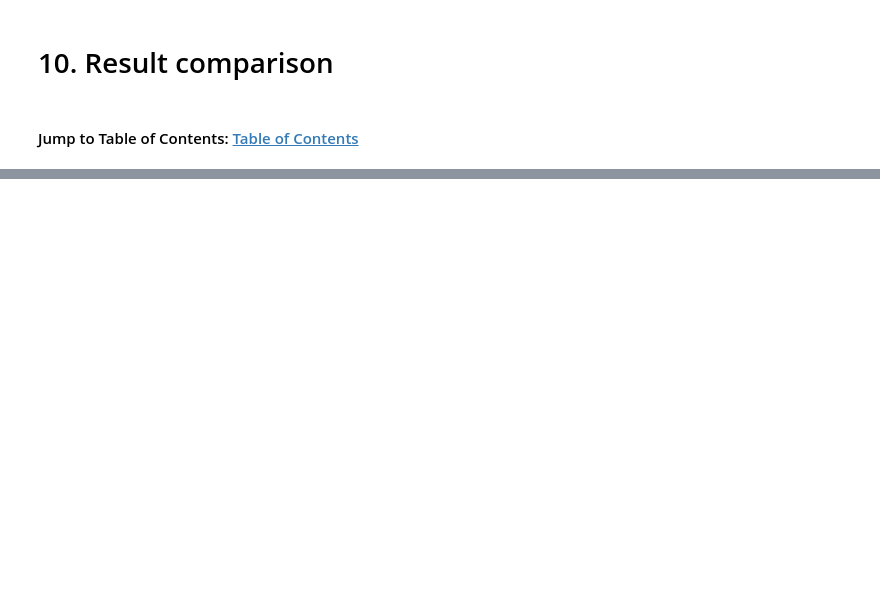
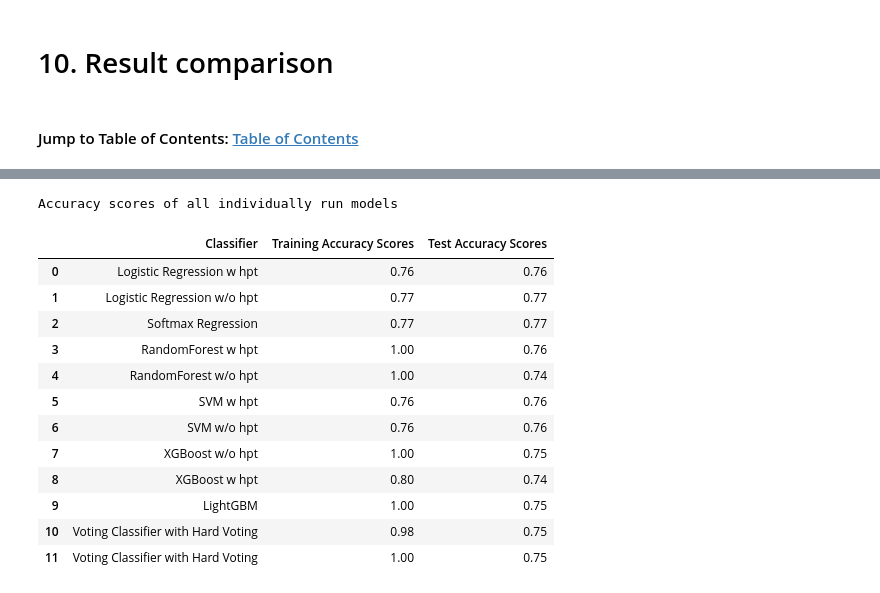
Before and after one commit to soham-b-github/Rhythms-of-the-Mind, a Jupyter notebook: code_rhythms_of_the_mind.ipynb, the cells around one changed output, grey strips where cells are left out. Cells and saved outputs as stored; diff of their text form; code cells hidden in the pictures; blank space fills up the shorter version.

```diff
--- a/code_rhythms_of_the_mind.ipynb
+++ b/code_rhythms_of_the_mind.ipynb
@@ -2353 +2350,21 @@ Accuracy scores of all individually run models
 11                  0.75
+# %%
+from IPython.display import display
+
+print("Accuracy scores of all individually run models")
+display(df1)
+# %% [output]
+Accuracy scores of all individually run models
+|  | Classifier | Training Accuracy Scores | Test Accuracy Scores |
+| 0 | Logistic Regression w hpt | 0.76 | 0.76 |
+| 1 | Logistic Regression w/o hpt | 0.77 | 0.77 |
+| 2 | Softmax Regression | 0.77 | 0.77 |
+| 3 | RandomForest w hpt | 1.00 | 0.76 |
+| 4 | RandomForest w/o hpt | 1.00 | 0.74 |
+| 5 | SVM w hpt | 0.76 | 0.76 |
+| 6 | SVM w/o hpt | 0.76 | 0.76 |
+| 7 | XGBoost w/o hpt | 1.00 | 0.75 |
+| 8 | XGBoost w hpt | 0.80 | 0.74 |
+| 9 | LightGBM | 1.00 | 0.75 |
+| 10 | Voting Classifier with Hard Voting | 0.98 | 0.75 |
+| 11 | Voting Classifier with Hard Voting | 1.00 | 0.75 |
```
Also changed, not shown: parts of 24 cells of this notebook.
